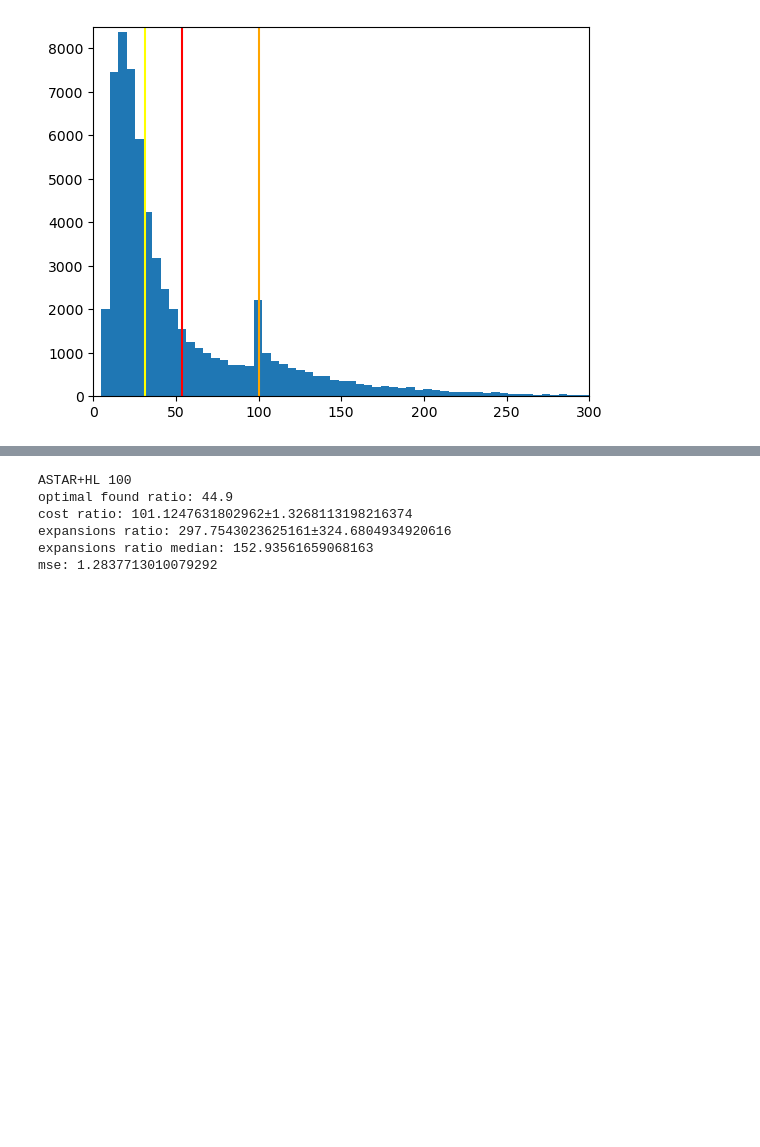
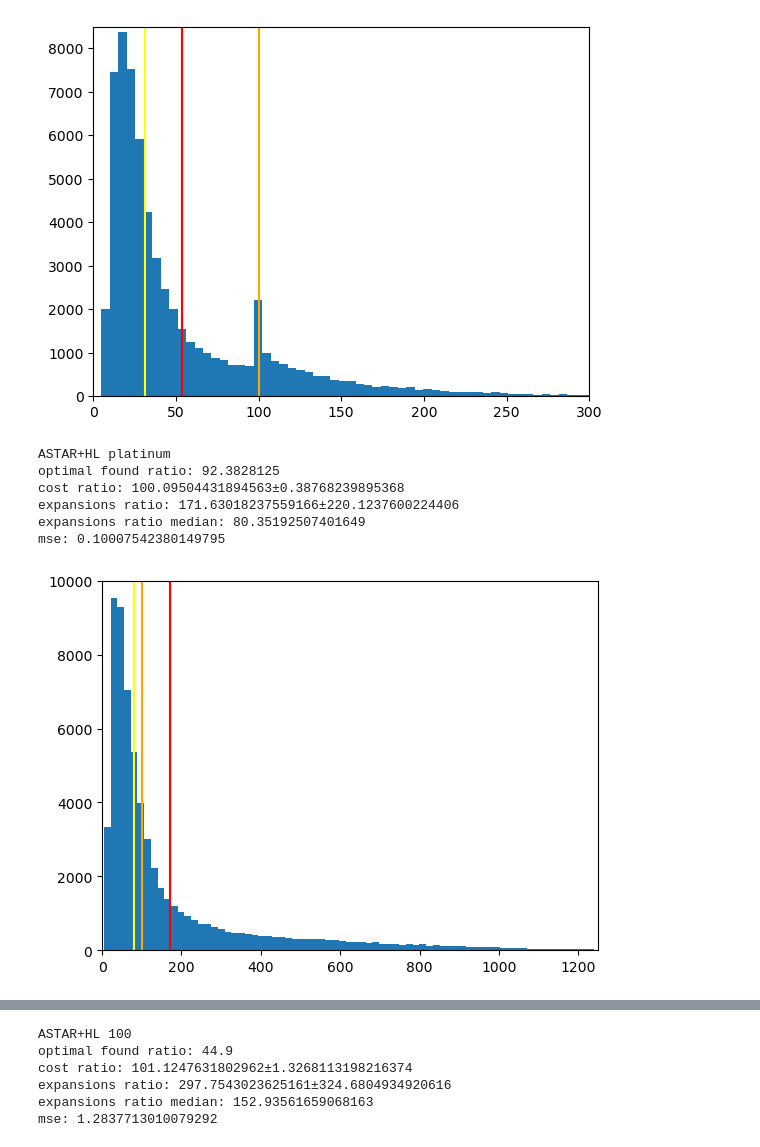
Before and after one commit to DrozdovDan/HS_HW_TransPath, a Jupyter notebook: Comparing.ipynb, the cells around one changed output, grey strips where cells are left out. Drawn from its saved outputs; the diff is of its cells as text; code cells hidden in the pictures; blank space fills up the shorter version.

Commit message:
add platinum model

```diff
--- a/Comparing.ipynb
+++ b/Comparing.ipynb
@@ -104,3 +104,38 @@ expansions ratio: 53.72827508329212±53.340232297052715
 expansions ratio median: 31.32530120481928
 mse: 0.4328657727319268
 [figure]
+# %%
+hl_metrics = pd.read_csv('./vanilla_platinum_astar_hl_data.csv')
+cf_metrics = pd.read_csv('./vanilla_platinum_wastar_cf_data.csv')
+# %%
+optimal_found_ratio = (abs(hl_metrics['path_length'] - baseline['path_length']) < epsilon).mean() * 100
+cost_ratio = (hl_metrics['path_length'] / baseline['path_length']).mean() * 100
+cost_ratio_std = (hl_metrics['path_length'] / baseline['path_length']).std() * 100
+expansions_ratio = (hl_metrics['expanded_nodes_num'] / baseline['expanded_nodes_num']).mean() * 100
+expansions_ratio_std = (hl_metrics['expanded_nodes_num'] / baseline['expanded_nodes_num']).std() * 100
+expansions_ratio_median = (hl_metrics['expanded_nodes_num'] / baseline['expanded_nodes_num']).median() * 100
+mse = ((hl_metrics['path_length'] - baseline['path_length']) ** 2).mean()
+# %%
+print('ASTAR+HL platinum')
+print(f'optimal found ratio: {optimal_found_ratio}')
+print(f'cost ratio: {cost_ratio}' + u"\u00B1" + str(cost_ratio_std))
+print(f'expansions ratio: {expansions_ratio}' + u"\u00B1" + str(expansions_ratio_std))
+print(f'expansions ratio median: {expansions_ratio_median}')
+print(f'mse: {mse}')
+ylim = 10000
+xlim = 1250
+plt.hist(hl_metrics['expanded_nodes_num'] / baseline['expanded_nodes_num'] * 100, bins=100)
+plt.plot([100, 100], [0, ylim], c='orange')
+plt.plot([expansions_ratio, expansions_ratio], [0, ylim], c='red')
+plt.plot([expansions_ratio_median, expansions_ratio_median], [0, ylim], c='yellow')
+plt.xlim(0, xlim)
+plt.ylim(0, ylim)
+plt.show()
+# %% [output]
+ASTAR+HL platinum
+optimal found ratio: 92.3828125
+cost ratio: 100.09504431894563±0.38768239895368
+expansions ratio: 171.63018237559166±220.1237600224406
+expansions ratio median: 80.35192507401649
+mse: 0.10007542380149795
+[figure, added]
```
Also changed, not shown: parts of 2 cells of this notebook, 12 other files.
